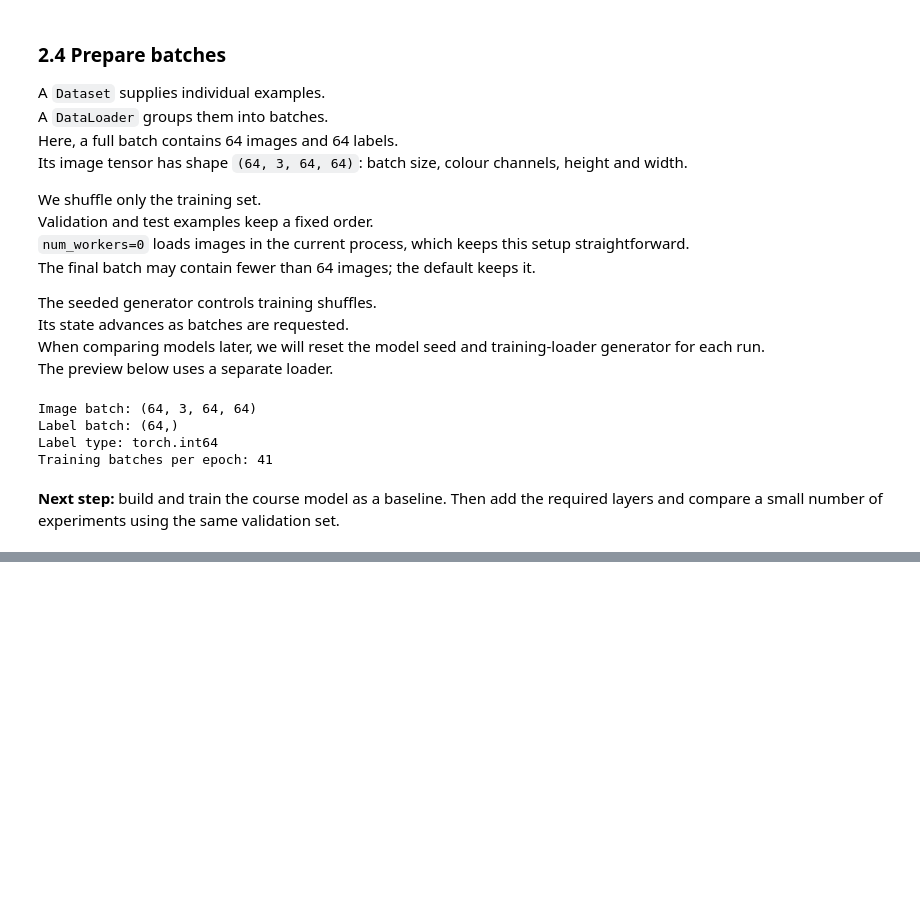
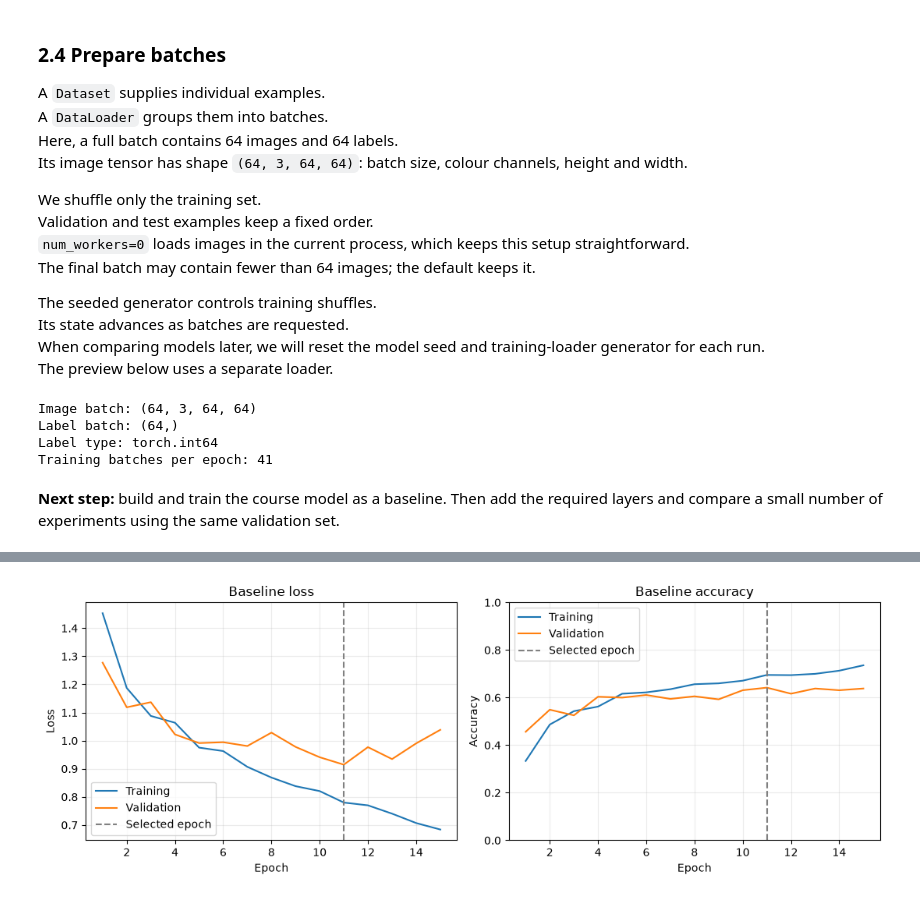
Before and after one commit to schwartzberg/dec04c, a Jupyter notebook: e89-Schwartzberg-Paul-HW04.ipynb, the cells around one changed output, grey strips where cells are left out. Cells and saved outputs as stored; diff of their text form; code cells hidden in the pictures; blank space fills up the shorter version.

Commit message:
Train and document the flower CNN baseline

```diff
--- a/e89-Schwartzberg-Paul-HW04.ipynb
+++ b/e89-Schwartzberg-Paul-HW04.ipynb
@@ -313,0 +417,18 @@ Training batches per epoch: 41
+# %%
+def evaluate_flower_model(model, loader):
+    """Measure average loss and accuracy without updating model weights."""
+    model.eval()
+    loss_sum = 0.0
+    correct = 0
+    count = 0
+    with torch.no_grad():
+        for images, labels in loader:
+            images = images.to(flower_device)
+            labels = labels.to(flower_device)
+            scores = model(images)
+            loss = flower_criterion(scores, labels)
+            # Weight each batch by its size; the last batch can be smaller.
+            loss_sum += loss.item() * len(labels)
+            correct += (scores.argmax(dim=1) == labels).sum().item()
+            count += len(labels)
+    return loss_sum / count, correct / count
@@ -313,0 +522,76 @@ Training batches per epoch: 41
+# %%
+flower_epochs = np.arange(1, FLOWER_EPOCHS + 1)
+fig, axes = plt.subplots(1, 2, figsize=(11, 4))
+for ax, metric in zip(axes, ["loss", "accuracy"]):
+    ax.plot(flower_epochs, flower_baseline_history["train_" + metric], label="Training")
+    ax.plot(flower_epochs, flower_baseline_history["val_" + metric], label="Validation")
+    ax.axvline(flower_best_epoch, color="gray", linestyle="--", label="Selected epoch")
+    ax.set(xlabel="Epoch", ylabel=metric.capitalize(), title="Baseline " + metric)
+    ax.legend()
+    ax.grid(alpha=0.25)
+axes[1].set_ylim(0, 1)
+plt.tight_layout()
+plt.show()
+
+flower_output_dir = Path("outputs") / "flowers"
+flower_output_dir.mkdir(parents=True, exist_ok=True)
+flower_baseline_path = flower_output_dir / "baseline_cnn.pth"
+torch.save({
+    "state_dict": {k: v.detach().cpu() for k, v in flower_baseline.state_dict().items()},
+    "architecture": "BaselineFlowerCNN",
+    "class_names": flower_class_names,
+    "image_size": FLOWER_IMAGE_SIZE,
+    "seed": FLOWER_SEED,
+    "best_epoch": flower_best_epoch,
+}, flower_baseline_path)
+
+# Check that saving and reloading preserves the model's scores.
+flower_checkpoint = torch.load(flower_baseline_path, map_location=flower_device, weights_only=True)
+flower_reloaded_baseline = BaselineFlowerCNN(len(flower_class_names)).to(flower_device)
+flower_reloaded_baseline.load_state_dict(flower_checkpoint["state_dict"])
+flower_reloaded_baseline.eval()
+with torch.no_grad():
+    flower_check_batch = flower_batch_images.to(flower_device)
+    torch.testing.assert_close(
+        flower_baseline(flower_check_batch), flower_reloaded_baseline(flower_check_batch)
+    )
+
+flower_baseline_metrics = {
+    "experiment": "course_baseline",
+    "architecture": "BaselineFlowerCNN",
+    "epochs": FLOWER_EPOCHS,
+    "learning_rate": FLOWER_LEARNING_RATE,
+    "batch_size": FLOWER_BATCH_SIZE,
+    "image_size": FLOWER_IMAGE_SIZE,
+    "seed": FLOWER_SEED,
+    "device": str(flower_device),
+    "pytorch_version": str(torch.__version__),
+    "best_epoch": flower_best_epoch,
+    "selected_validation_loss": flower_selected_val_loss,
+    "selected_validation_accuracy": flower_selected_val_accuracy,
+    "training_seconds": flower_training_seconds,
+    "history": flower_baseline_history,
+    "test_evaluated": False,
+}
+(flower_output_dir / "baseline_metrics.json").write_text(
+    json.dumps(flower_baseline_metrics, indent=2), encoding="utf-8"
+)
+# Keep the exact split and class mapping for later experiments and visualisations.
+flower_split_manifest = {
+    "seed": FLOWER_SEED,
+    "class_to_idx": flower_catalog.class_to_idx,
+    "splits": {
+        name: [Path(flower_catalog.samples[int(i)][0]).relative_to(flower_root).as_posix()
+               for i in indices]
+        for name, indices in [("train", flower_train_indices),
+                              ("validation", flower_val_indices),
+                              ("test", flower_test_indices)]
+    },
+}
+(flower_output_dir / "split_manifest.json").write_text(
+    json.dumps(flower_split_manifest, indent=2), encoding="utf-8"
+)
+print(f"Saved baseline weights to {flower_baseline_path}; reload verified.")
+print("Saved validation results and the exact data split. Test evaluation remains pending.")
+# %% [output]
+[figure, added]
```
Also changed, not shown: parts of 8 cells of this notebook, 6 other files.
